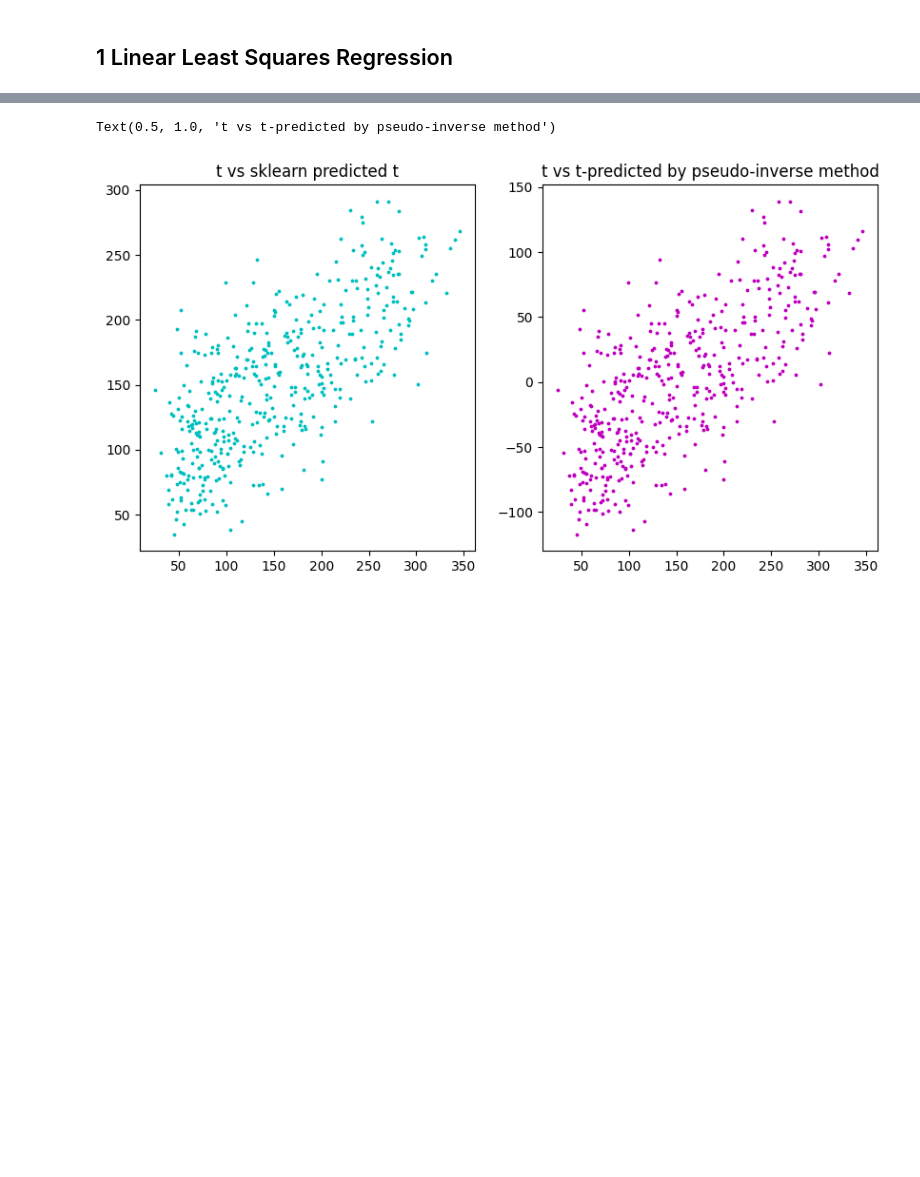
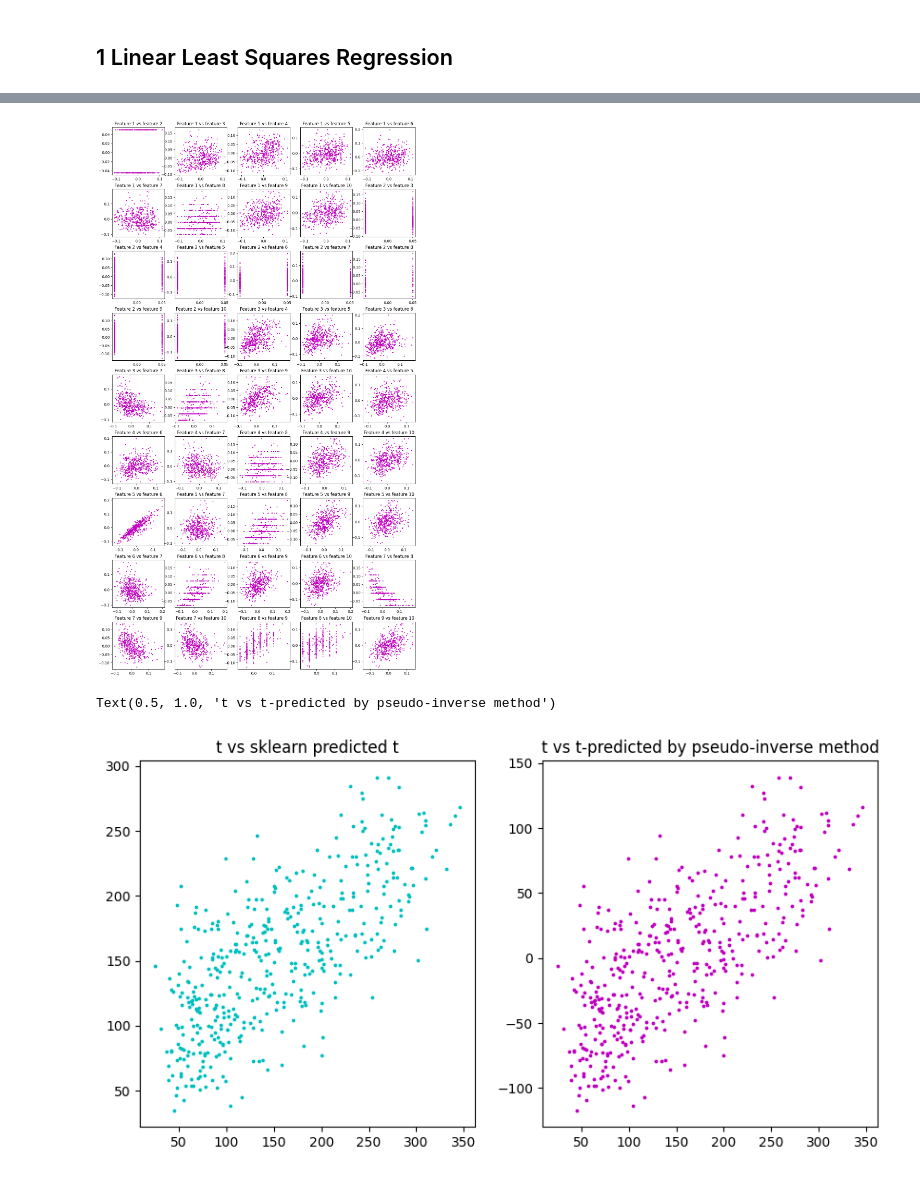
Before and after one commit to EshanJayasundara/Machine_Learning_Lab, a Jupyter notebook: Lab04/ML_LAB_04.ipynb, the cells around one changed output, grey strips where cells are left out. Drawn from its saved outputs; the diff is of its cells as text; code cells hidden in the pictures; blank space fills up the shorter version.

```diff
--- a/Lab04/ML_LAB_04.ipynb
+++ b/Lab04/ML_LAB_04.ipynb
@@ -33,3 +34,19 @@ plt.savefig("DiabetesTargetAndTwoInputs.jpg")
+# %%
+fig, ax = plt.subplots(nrows=9, ncols=5, figsize=(15, 27))
+n = 0
+m = 0
+for i in range(10):
+    for j in range(i+1, 10):
+        ax[n][m].scatter(X[:, i], X[:, j], c='m', s=3)
+        ax[n][m].set_title('Feature {0} vs feature {1}'.format(i+1,j+1))
+        m += 1
+        if m == 5:
+            m = 0
+            n += 1  # Move to the next row when reaching the end of a row
+
+plt.subplots_adjust(hspace=0.3)
+# %% [output]
+[figure, added]
 # %%
 # Linear regression using sklearn
 #
```
Also changed, not shown: parts of 7 cells of this notebook.
